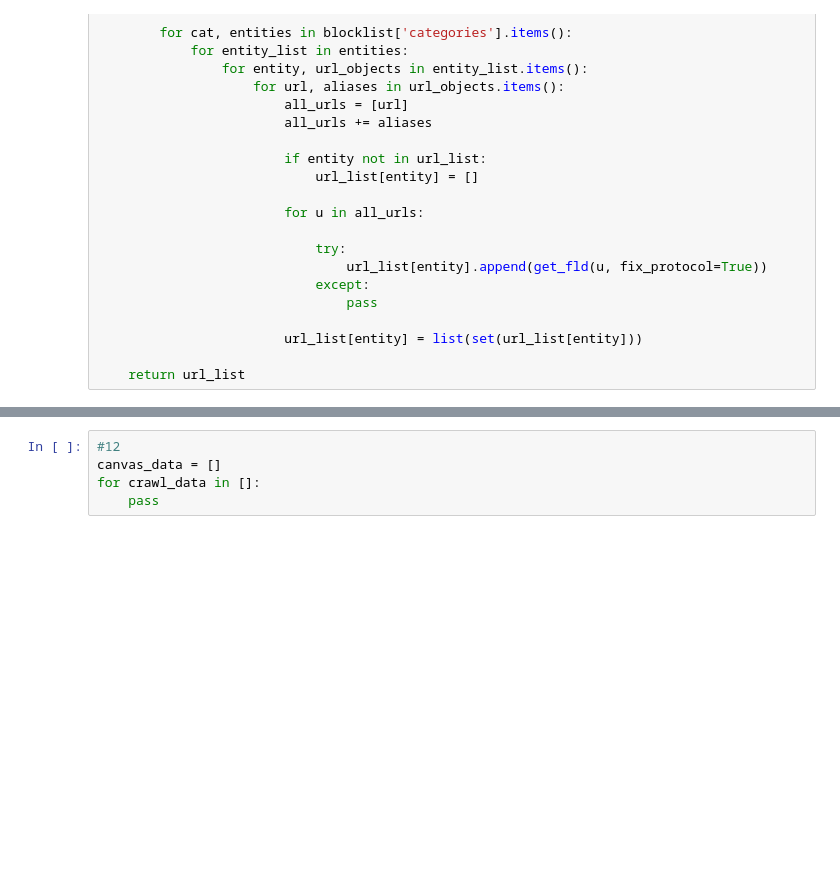
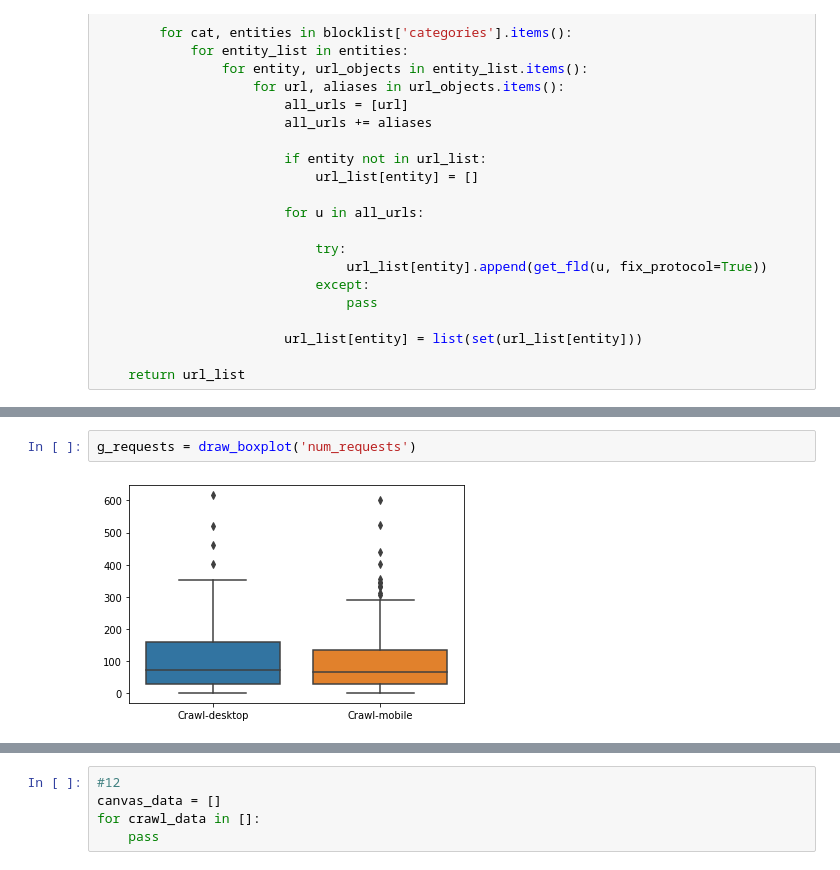
Before and after one commit to JobDoesburg/capita-selecta-selenium-crawler, a Jupyter notebook: analysis/analysis.ipynb, the cells around one changed output, grey strips where cells are left out. Cells and saved outputs as stored; diff of their text form; blank space fills up the shorter version.

```diff
--- a/analysis/analysis.ipynb
+++ b/analysis/analysis.ipynb
@@ -260,0 +308,4 @@ sns.boxplot(data=pd.DataFrame(data=df_desktop, columns=['tranco_ranks','page_loa
+# %%
+g_requests = draw_boxplot('num_requests')
+# %% [output]
+[figure, added]
```
Also changed, not shown: parts of 12 cells of this notebook.
